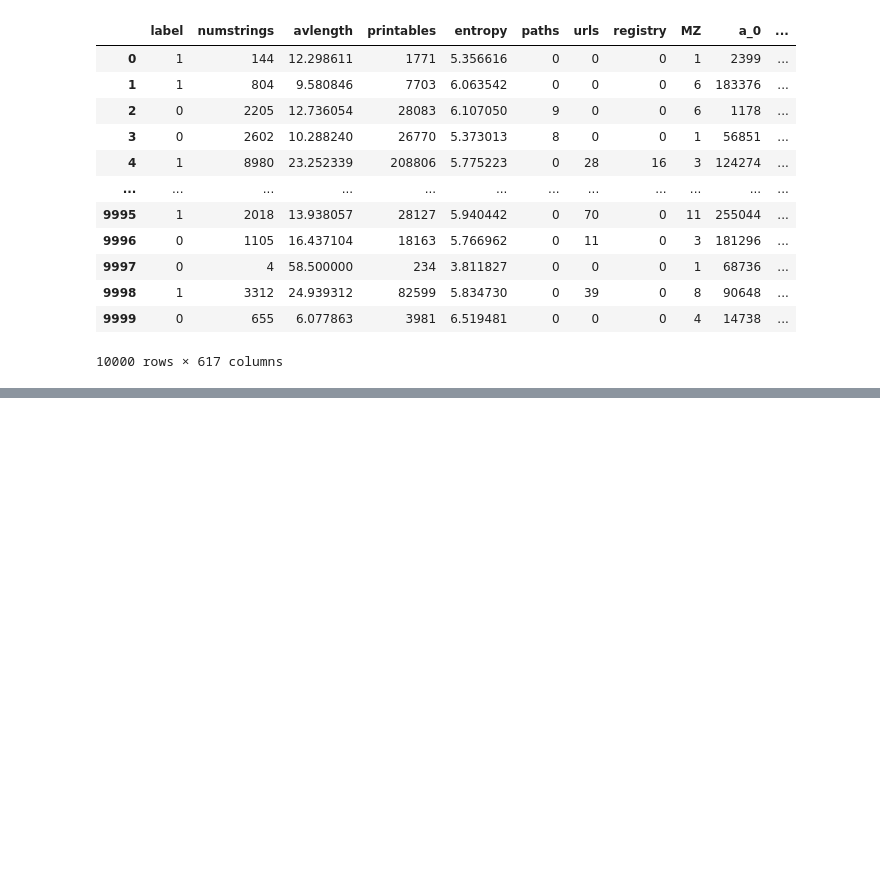
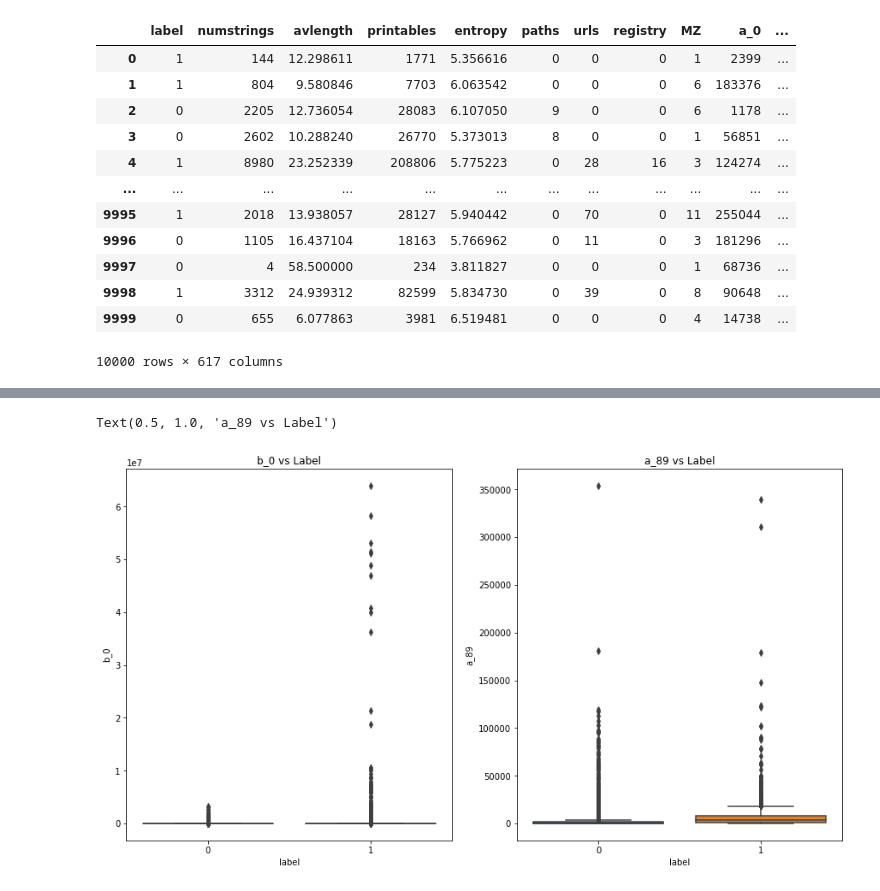
Before and after one commit to Hoseo-IELab/Hoseo_AI_Competition, a Jupyter notebook: TEST12345.ipynb, the cells around one changed output, grey strips where cells are left out. Cells and saved outputs as stored; diff of their text form; code cells hidden in the pictures; blank space fills up the shorter version.

```diff
--- a/TEST12345.ipynb
+++ b/TEST12345.ipynb
@@ -368,0 +160,7 @@ roc_auc_score(y_test, lgbm_pred)
+# %%
+train = pd.read_csv("preprocessed_train.csv", encoding='euc-kr')
+train = train.drop(columns=['분석데이터'], axis=1)
+train_df_x = train.drop(['label'], axis=1)
+train_df_y = train['label']
+# %%
+x_train, x_test, y_train, y_test = train_test_split(train_df_x, train_df_y, test_size=0.2, random_state=42)
@@ -368,0 +183,2 @@ roc_auc_score(y_test, lgbm_pred)
+# %%
+outlier_data = pd.concat([x_train, y_train], axis=1)
@@ -368,0 +205,11 @@ roc_auc_score(y_test, lgbm_pred)
+# %%
+f, axes = plt.subplots(ncols=2, figsize=(15,8))
+
+sns.boxplot(x='label', y='b_0',data=outlier_data, ax=axes[0])
+axes[0].set_title('b_0 vs Label')
+
+sns.boxplot(x='label', y='a_89',data=outlier_data, ax=axes[1])
+axes[1].set_title('a_89 vs Label')
+# %% [output]
+Text(0.5, 1.0, 'a_89 vs Label')
+[figure, added]
```
Also changed, not shown: parts of 98 cells of this notebook, 6 other files.
